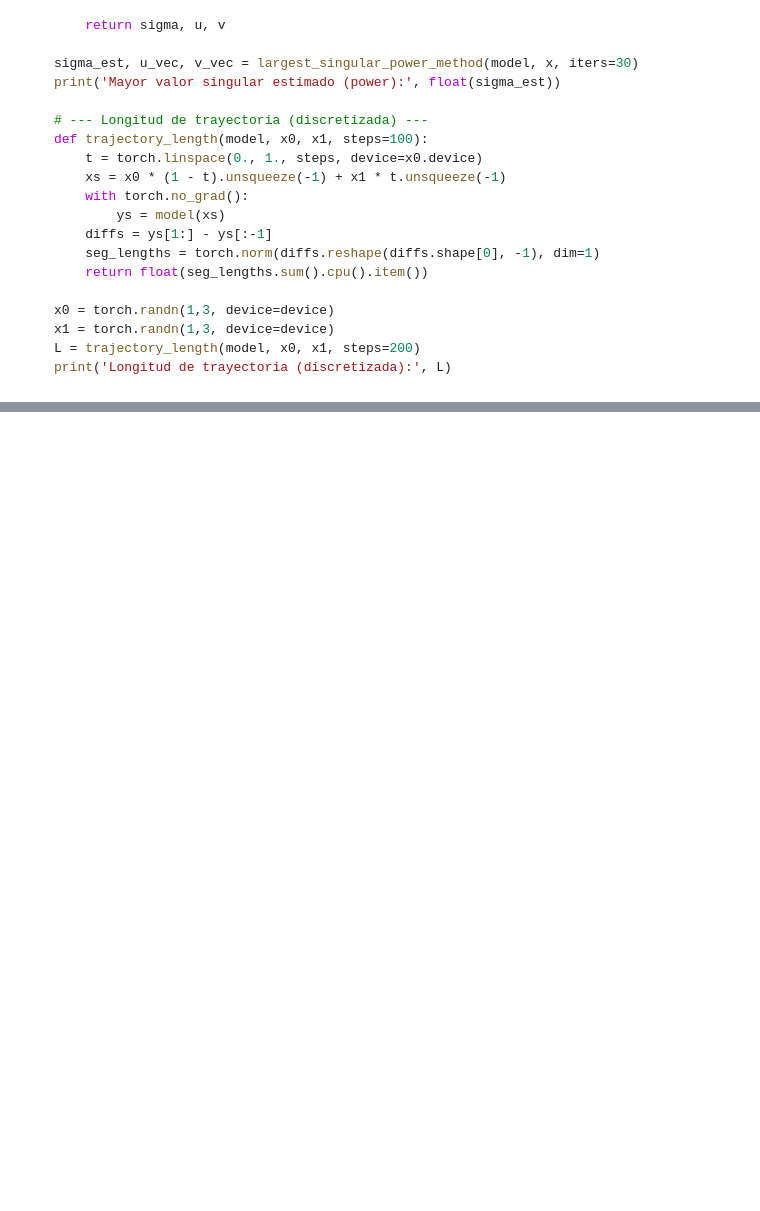
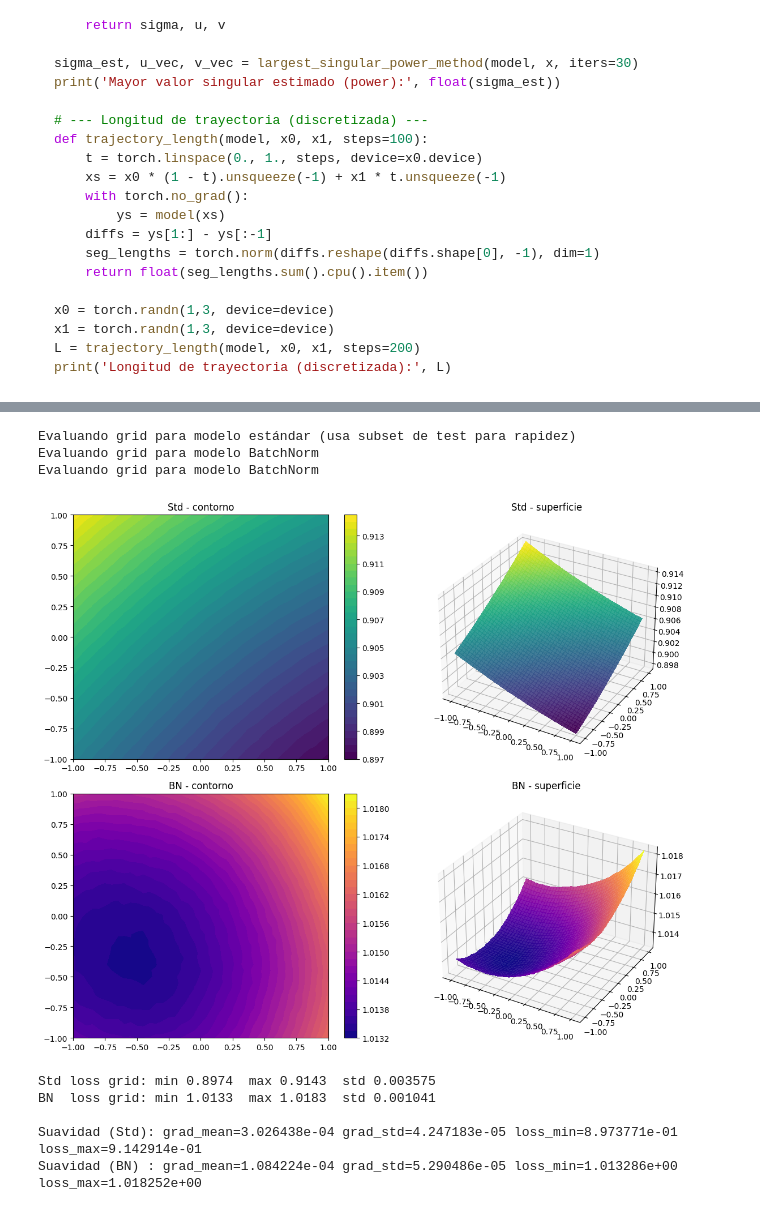
Before and after one commit to Sechi42/DNN, a Jupyter notebook: DNN_WEEK_5/Tarea5.ipynb, the cells around one changed output, grey strips where cells are left out. Drawn from its saved outputs; the diff is of its cells as text; code cells hidden in the pictures; blank space fills up the shorter version.

```diff
--- a/DNN_WEEK_5/Tarea5.ipynb
+++ b/DNN_WEEK_5/Tarea5.ipynb
@@ -838,0 +811,58 @@ Referencia: Siddharth Krishna Kumar, "On weight initialization in deep neural ne
+# %%
+# grid definition
+grid_n = 41
+alphas = np.linspace(-1.0, 1.0, grid_n)
+betas  = np.linspace(-1.0, 1.0, grid_n)
+
+print("\nEvaluando grid para modelo estándar (usa subset de test para rapidez)")
+std_copy = make_net(use_bn=False).to(device)
+loss_std_grid = grid_loss(theta_std, std_copy, d1_std, d2_std, alphas, betas, testloader, crit, subset_batches=6)
+
+print("Evaluando grid para modelo BatchNorm")
+bn_copy = make_net(use_bn=True).to(device)
+copy_running_stats(bn, bn_copy)
+loss_bn_grid = grid_loss(theta_bn, bn_copy, d1_bn, d2_bn, alphas, betas, testloader, crit, subset_batches=6)
+
+A, B = np.meshgrid(alphas, betas)
+fig = plt.figure(figsize=(12,10))
+
+ax1 = fig.add_subplot(2,2,1)
+cs1 = ax1.contourf(A, B, loss_std_grid.T, levels=40, cmap='viridis')
+ax1.set_title('Std - contorno')
+fig.colorbar(cs1, ax=ax1)
+
+ax2 = fig.add_subplot(2,2,2, projection='3d')
+ax2.plot_surface(A, B, loss_std_grid.T, cmap='viridis', linewidth=0, antialiased=False, alpha=0.9)
+ax2.set_title('Std - superficie')
+
+ax3 = fig.add_subplot(2,2,3)
+cs3 = ax3.contourf(A, B, loss_bn_grid.T, levels=40, cmap='plasma')
+ax3.set_title('BN - contorno')
+fig.colorbar(cs3, ax=ax3)
+
+ax4 = fig.add_subplot(2,2,4, projection='3d')
+ax4.plot_surface(A, B, loss_bn_grid.T, cmap='plasma', linewidth=0, antialiased=False, alpha=0.9)
+ax4.set_title('BN - superficie')
+
+plt.tight_layout()
+plt.show()
+
+# Observación rápida: comparar estadísticas
+print("Std loss grid: min %.4f  max %.4f  std %.6f" % (loss_std_grid.min(), loss_std_grid.max(), loss_std_grid.std()))
+print("BN  loss grid: min %.4f  max %.4f  std %.6f" % (loss_bn_grid.min(), loss_bn_grid.max(), loss_bn_grid.std()))
+
+# métricas objetivas de suavidad (gradientes sobre la rejilla)
+metrics_std = compute_smoothness_metrics(loss_std_grid)
+metrics_bn  = compute_smoothness_metrics(loss_bn_grid)
+print('\nSuavidad (Std): grad_mean={:.6e} grad_std={:.6e} loss_min={:.6e} loss_max={:.6e}'.format(metrics_std['grad_mean'], metrics_std['grad_std'], metrics_std['loss_min'], metrics_std['loss_max']))
+print('Suavidad (BN) : grad_mean={:.6e} grad_std={:.6e} loss_min={:.6e} loss_max={:.6e}'.format(metrics_bn['grad_mean'], metrics_bn['grad_std'], metrics_bn['loss_min'], metrics_bn['loss_max']))
+# %% [output]
+Evaluando grid para modelo estándar (usa subset de test para rapidez)
+Evaluando grid para modelo BatchNorm
+Evaluando grid para modelo BatchNorm
+[figure, added]
+Std loss grid: min 0.8974  max 0.9143  std 0.003575
+BN  loss grid: min 1.0133  max 1.0183  std 0.001041
+
+Suavidad (Std): grad_mean=3.026438e-04 grad_std=4.247183e-05 loss_min=8.973771e-01 loss_max=9.142914e-01
+Suavidad (BN) : grad_mean=1.084224e-04 grad_std=5.290486e-05 loss_min=1.013286e+00 loss_max=1.018252e+00
```
Also changed, not shown: parts of 11 cells of this notebook.
